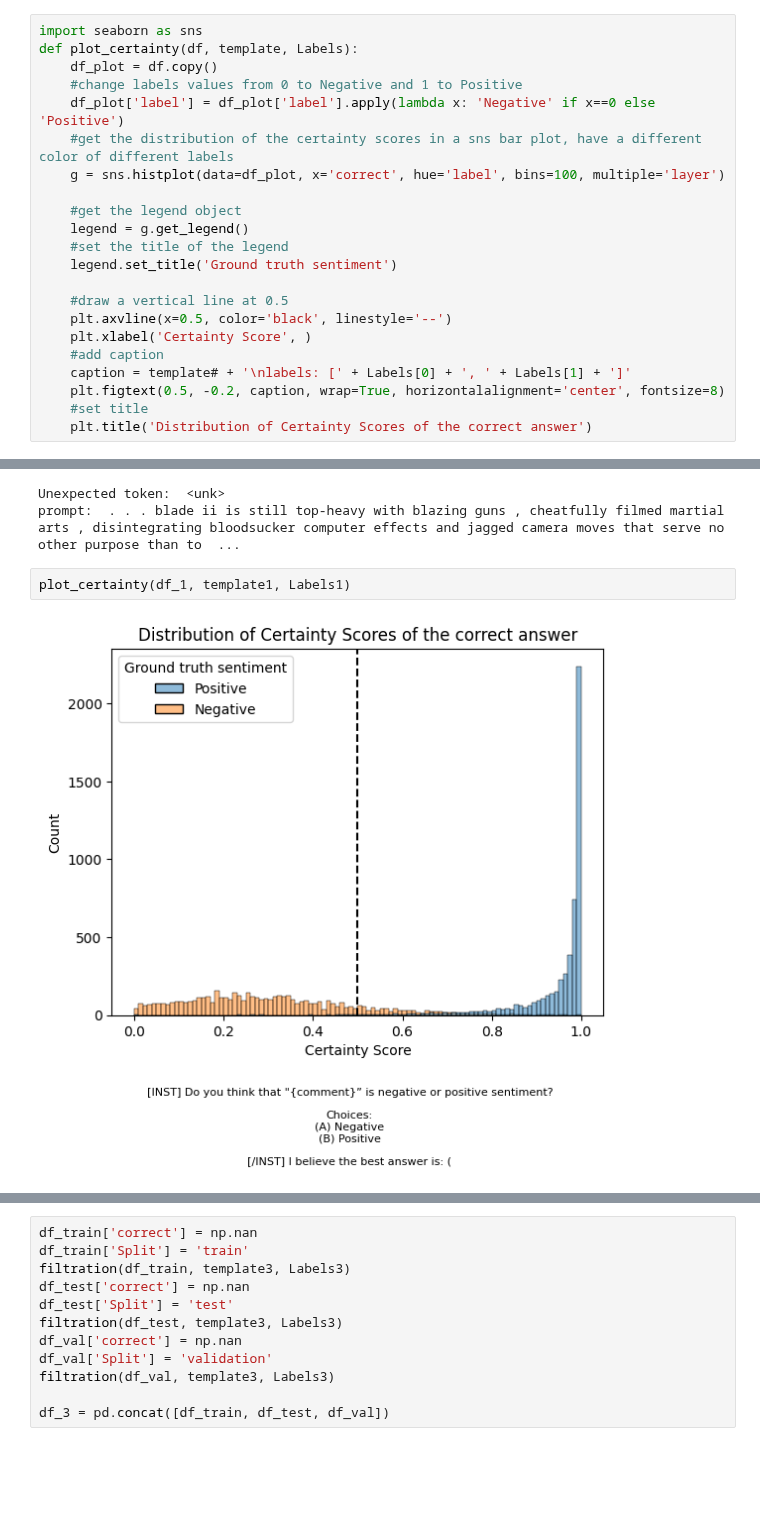
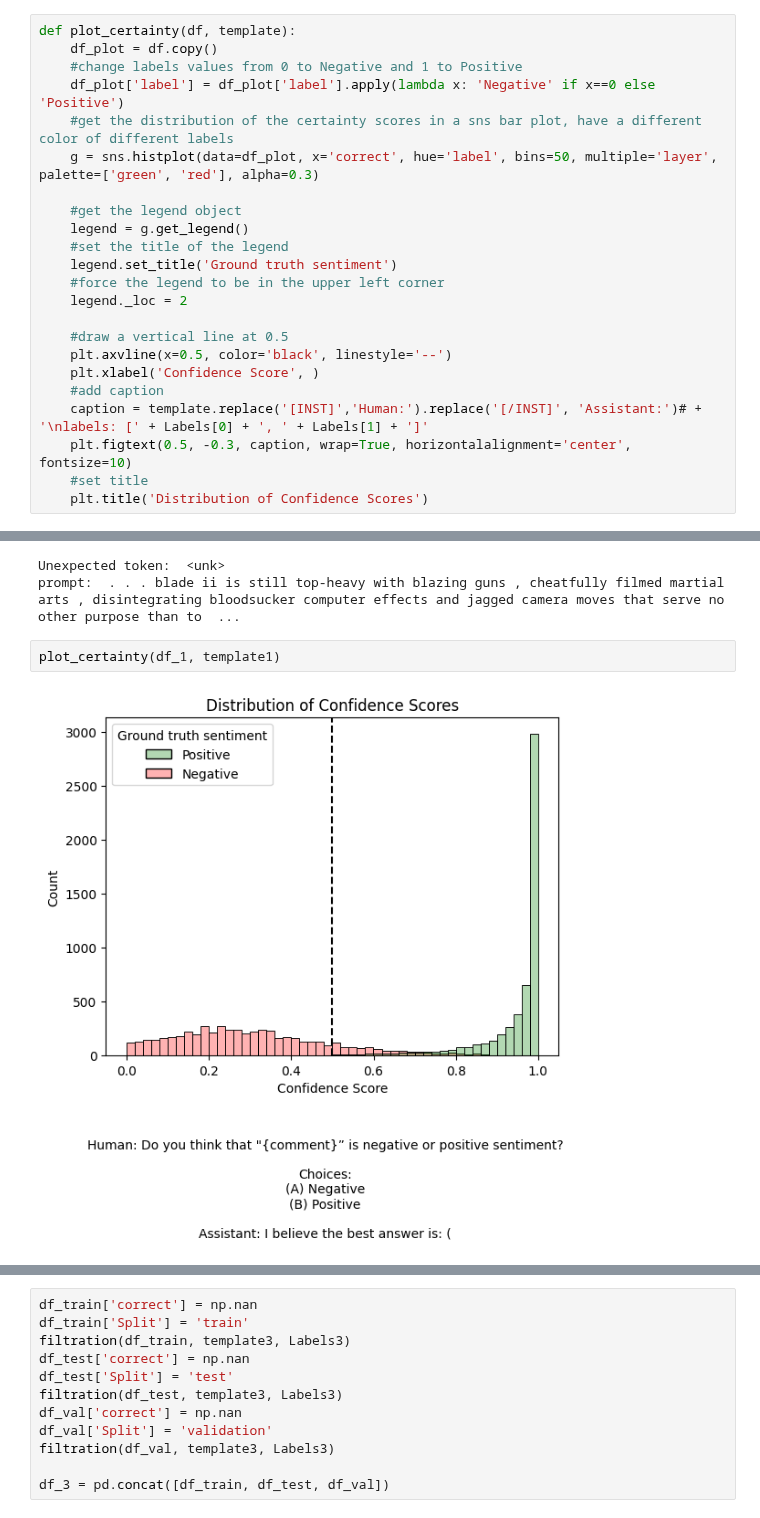
Before and after one commit to henrypapadatos/LLM-sycophancy, a Jupyter notebook: Evaluate_B_biais.ipynb, the cells around one changed output, grey strips where cells are left out. Saved outputs shown, nothing was run; the diff lists cells and outputs as text; blank space fills up the shorter version.

Commit message:
make nicer plots for B bias

```diff
--- a/Evaluate_B_biais.ipynb
+++ b/Evaluate_B_biais.ipynb
@@ -180,27 +173,28 @@ def filtration(df, template, Labels):
             #release memory
         torch.cuda.empty_cache()
 # %%
-import seaborn as sns
-def plot_certainty(df, template, Labels):
+def plot_certainty(df, template):
     df_plot = df.copy()
     #change labels values from 0 to Negative and 1 to Positive
     df_plot['label'] = df_plot['label'].apply(lambda x: 'Negative' if x==0 else 'Positive')
     #get the distribution of the certainty scores in a sns bar plot, have a different color of different labels
-    g = sns.histplot(data=df_plot, x='correct', hue='label', bins=100, multiple='layer')
+    g = sns.histplot(data=df_plot, x='correct', hue='label', bins=50, multiple='layer', palette=['green', 'red'], alpha=0.3)
 
     #get the legend object
     legend = g.get_legend()
     #set the title of the legend
     legend.set_title('Ground truth sentiment')
+    #force the legend to be in the upper left corner
+    legend._loc = 2
 
     #draw a vertical line at 0.5
     plt.axvline(x=0.5, color='black', linestyle='--')
-    plt.xlabel('Certainty Score', )
+    plt.xlabel('Confidence Score', )
     #add caption
-    caption = template# + '\nlabels: [' + Labels[0] + ', ' + Labels[1] + ']'
-    plt.figtext(0.5, -0.2, caption, wrap=True, horizontalalignment='center', fontsize=8)
+    caption = template.replace('[INST]','Human:').replace('[/INST]', 'Assistant:')# + '\nlabels: [' + Labels[0] + ', ' + Labels[1] + ']'
+    plt.figtext(0.5, -0.3, caption, wrap=True, horizontalalignment='center', fontsize=10)
     #set title
-    plt.title('Distribution of Certainty Scores of the correct answer')
+    plt.title('Distribution of Confidence Scores')
 # %%
 df_train['correct'] = np.nan
 df_train['Split'] = 'train'
@@ -240,7 +234,7 @@ prompt:  the movie does its best to work us over , with second helpings of love
 Unexpected token:  <unk>
 prompt:  . . . blade ii is still top-heavy with blazing guns , cheatfully filmed martial arts , disintegrating bloodsucker computer effects and jagged camera moves that serve no other purpose than to  ...
 # %%
-plot_certainty(df_1, template1, Labels1)
+plot_certainty(df_1, template1)
 # %% [output]
-[figure, old version]
+[figure, new version]
 # %%
```
Also changed, not shown: parts of 11 cells of this notebook, 1 other file.
